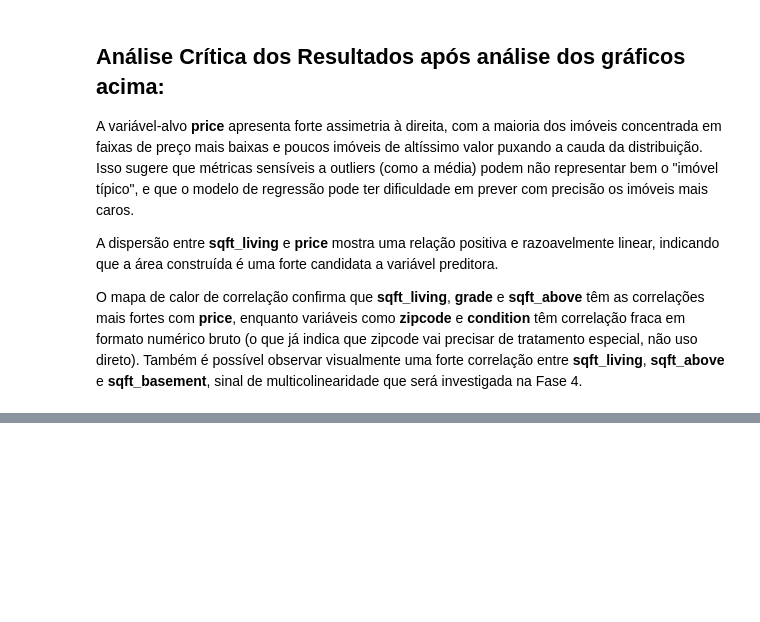
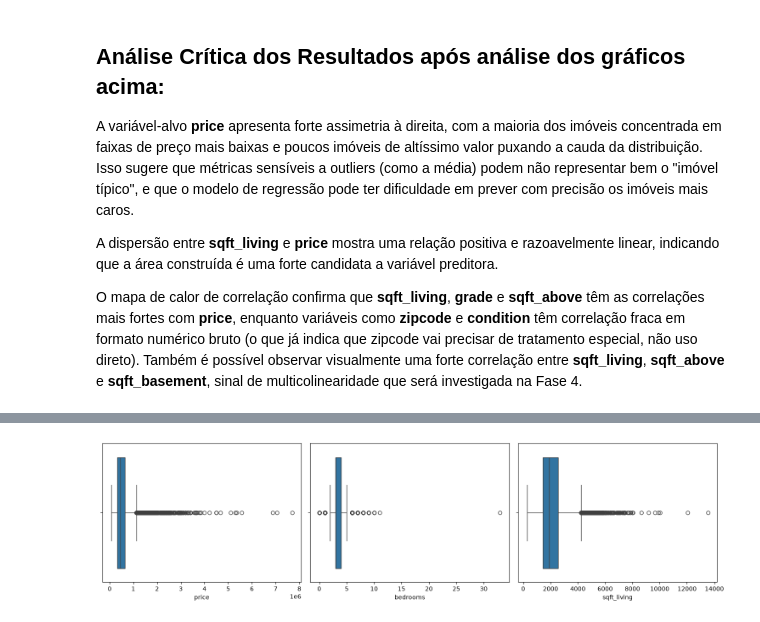
Before and after one commit to lindomarandradegertrudes/kc-house-precificacao, a Jupyter notebook: notebooks/projeto_precificacao.ipynb, the cells around one changed output, grey strips where cells are left out. Saved outputs shown, nothing was run; the diff lists cells and outputs as text; code cells hidden in the pictures; blank space fills up the shorter version.

Commit message:
Fase 2: tratamento de duplicatas, ausentes e outliers

```diff
--- a/notebooks/projeto_precificacao.ipynb
+++ b/notebooks/projeto_precificacao.ipynb
@@ -130,0 +171,3 @@ que será investigada na Fase 4.
+# %%
+df["sqft_above"] = df["sqft_above"].fillna(df["sqft_living"] - df["sqft_basement"])
+df.isnull().sum()  # confirmar que zerou
@@ -130,0 +197,10 @@ que será investigada na Fase 4.
+# %%
+fig, axes = plt.subplots(1, 3, figsize=(15,4))
+sns.boxplot(x=df["price"], ax=axes[0])
+sns.boxplot(x=df["bedrooms"], ax=axes[1])
+sns.boxplot(x=df["sqft_living"], ax=axes[2])
+plt.tight_layout()
+plt.savefig("../outputs/figures/boxplots_outliers.png")
+plt.show()
+# %% [output]
+[figure, added]
```
Also changed, not shown: parts of 16 cells of this notebook, 1 other file.
